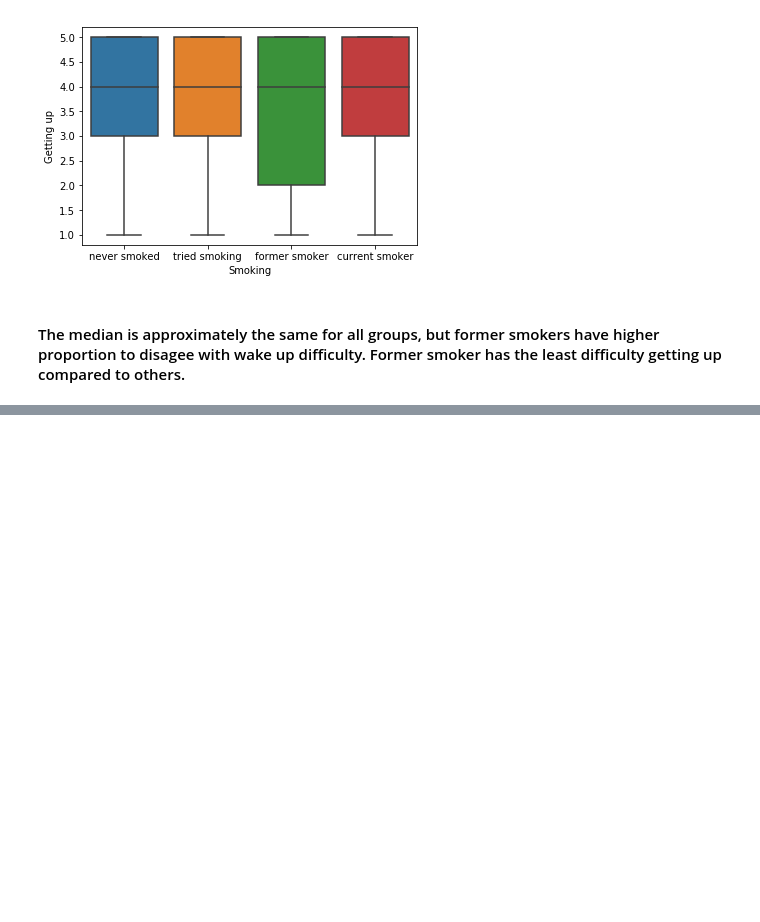
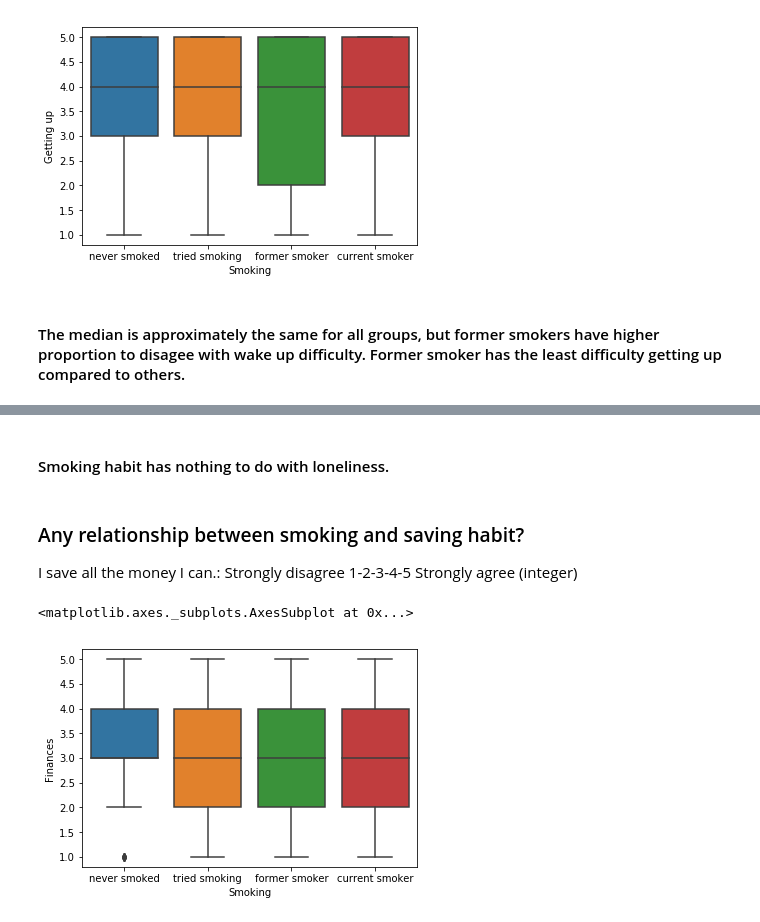
Before and after one commit to viennahu/hello-world, a Jupyter notebook: DataAnalysis.ipynb, the cells around one changed output, grey strips where cells are left out. Drawn from its saved outputs; the diff is of its cells as text; code cells hidden in the pictures; blank space fills up the shorter version.

```diff
--- a/DataAnalysis.ipynb
+++ b/DataAnalysis.ipynb
@@ -110,0 +119,10 @@ sns.boxplot(x = "Smoking", y = "Getting up", data = df)
+# %% [markdown]
+#### Smoking habit has nothing to do with loneliness.
+# %% [markdown]
+### Any relationship between smoking and saving habit?
+I save all the money I can.: Strongly disagree 1-2-3-4-5 Strongly agree (integer)
+# %%
+sns.boxplot(x = "Smoking", y = "Finances", data = df)
+# %% [output]
+<matplotlib.axes._subplots.AxesSubplot at 0x...>
+[figure, added]
```
Also changed, not shown: parts of 45 cells of this notebook.
